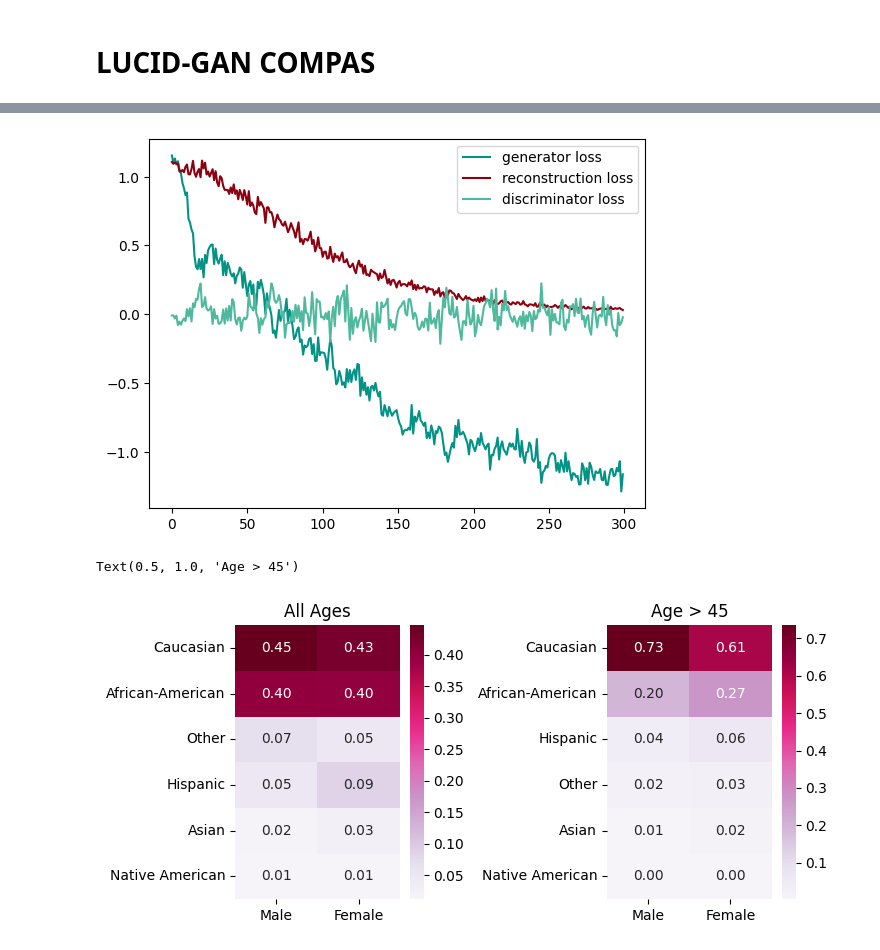
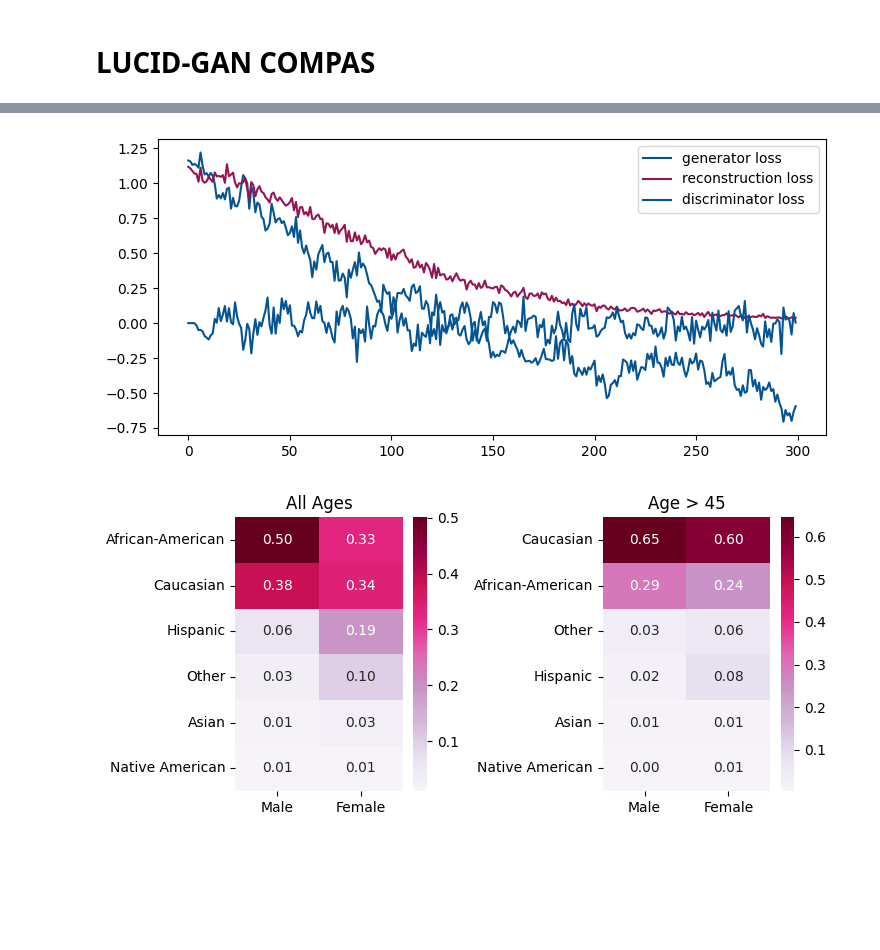
Before and after one commit to Integrated-Intelligence-Lab/canonical_sets, a Jupyter notebook: examples/example_GAN_compas.ipynb, the cells around one changed output, grey strips where cells are left out. Drawn from its saved outputs; the diff is of its cells as text; code cells hidden in the pictures; blank space fills up the shorter version.

```diff
--- a/examples/example_GAN_compas.ipynb
+++ b/examples/example_GAN_compas.ipynb
@@ -8,7 +8,6 @@ import seaborn as sns
 from matplotlib.ticker import MaxNLocator
 from matplotlib import rcParams
 from cycler import cycler
-rcParams['axes.prop_cycle'] = cycler('color', ['#029386', '#8C000F', '#4eb99d', '#404387'])
 
 import numpy as np
 import pandas as pd
@@ -92,6 +90,8 @@ plt.show()
 # %%
+rcParams['axes.prop_cycle'] = cycler('color', ['#045494', '#941454', '#4eb99d'])
+
 # Figure compas: LUCID vs LUCID-GAN
-fig = plt.figure(constrained_layout=False, figsize=(12, 8))
+fig = plt.figure(constrained_layout=True, figsize=(12, 8))
 spec = fig.add_gridspec(6, 3)
 width = 0.25
 
@@ -194,5 +194,5 @@ ax3.xaxis.set_major_formatter(mtick.PercentFormatter(1000, decimals=0))
 
 plt.box(False)
 
-# plt.savefig("direct_discrimination_compas.pdf", format="pdf", bbox_inches='tight')
+plt.savefig("direct_discrimination_compas.pdf", format="pdf", bbox_inches='tight')
 # %% [output]
@@ -264,6 +264,8 @@ plt.show()
 # %%
+rcParams['axes.prop_cycle'] = cycler('color', ['#045494', '#941454'])
+
 # Figure COMPAS
-fig = plt.figure(constrained_layout=False, figsize=(12, 8))
+fig = plt.figure(constrained_layout=True, figsize=(12, 8))
 spec = fig.add_gridspec(6, 3)
 width = 0.35
 
@@ -350,5 +352,5 @@ ax3.xaxis.set_major_formatter(mtick.PercentFormatter(1000, decimals=0))
 
 plt.box(False)
 
-# plt.savefig("indirect_discrimination_compas_pos_neg.pdf", format="pdf", bbox_inches='tight')
+plt.savefig("indirect_discrimination_compas_pos_neg.pdf", format="pdf", bbox_inches='tight')
 # %% [output]
@@ -431,9 +434,8 @@ plt.box(False)
 # %%
-# Differences direct vs indirect discrimination
-rcParams['axes.prop_cycle'] = cycler('color', ['#029386', '#8C000F'])
+rcParams['axes.prop_cycle'] = cycler('color', ['#045494', '#941454'])
 
 # Differences direct vs indirect discrimination
-fig = plt.figure(constrained_layout=False, figsize=(12, 8))
+fig = plt.figure(constrained_layout=True, figsize=(12, 8))
 spec = fig.add_gridspec(6, 3)
 width = 0.35
 
@@ -514,4 +516,4 @@ ax3.xaxis.set_major_formatter(mtick.PercentFormatter(1000, decimals=0))
 
 plt.box(False)
 
-# plt.savefig("compare_compas.pdf", format="pdf", bbox_inches='tight')
+plt.savefig("compare_compas.pdf", format="pdf", bbox_inches='tight')
@@ -539,7 +542,7 @@ compas_data = pd.concat([compas_test_data, pd.DataFrame(compas_preds, columns=["
 
 int_compas_lucidgan = LUCIDGAN(epochs=300)
 
-int_compas_lucidgan.set_random_state(42)
+int_compas_lucidgan.set_random_state(1234)
 int_compas_lucidgan.fit(compas_data, conditional=["preds"])
 
 plt.plot(int_compas_lucidgan.generator_loss, label = "generator loss")
@@ -552,4 +555,4 @@ plt.show()
-[figure, old version]
+[figure, new version]
 # %%
 plt.rcParams["figure.figsize"] = [7.50, 3.50]
 plt.rcParams["figure.autolayout"] = True
@@ -581,7 +584,6 @@ int_compas_sex_samples.columns = ["Male", "Female"]
 sns.heatmap(int_compas_sex_samples, cmap="PuRd", shading='auto', annot=True, fmt=".2f", ax=ax2)
 ax2.set_title("Age > 45")
 
-# plt.savefig("fwo_compas.pdf", format="pdf", bbox_inches='tight')
+plt.savefig("intersectional_compas.pdf", format="pdf", bbox_inches='tight')
 # %% [output]
-Text(0.5, 1.0, 'Age > 45')
-[figure, old version]
+[figure, new version]
```
Also changed, not shown: parts of 12 cells of this notebook, 5 other files.
